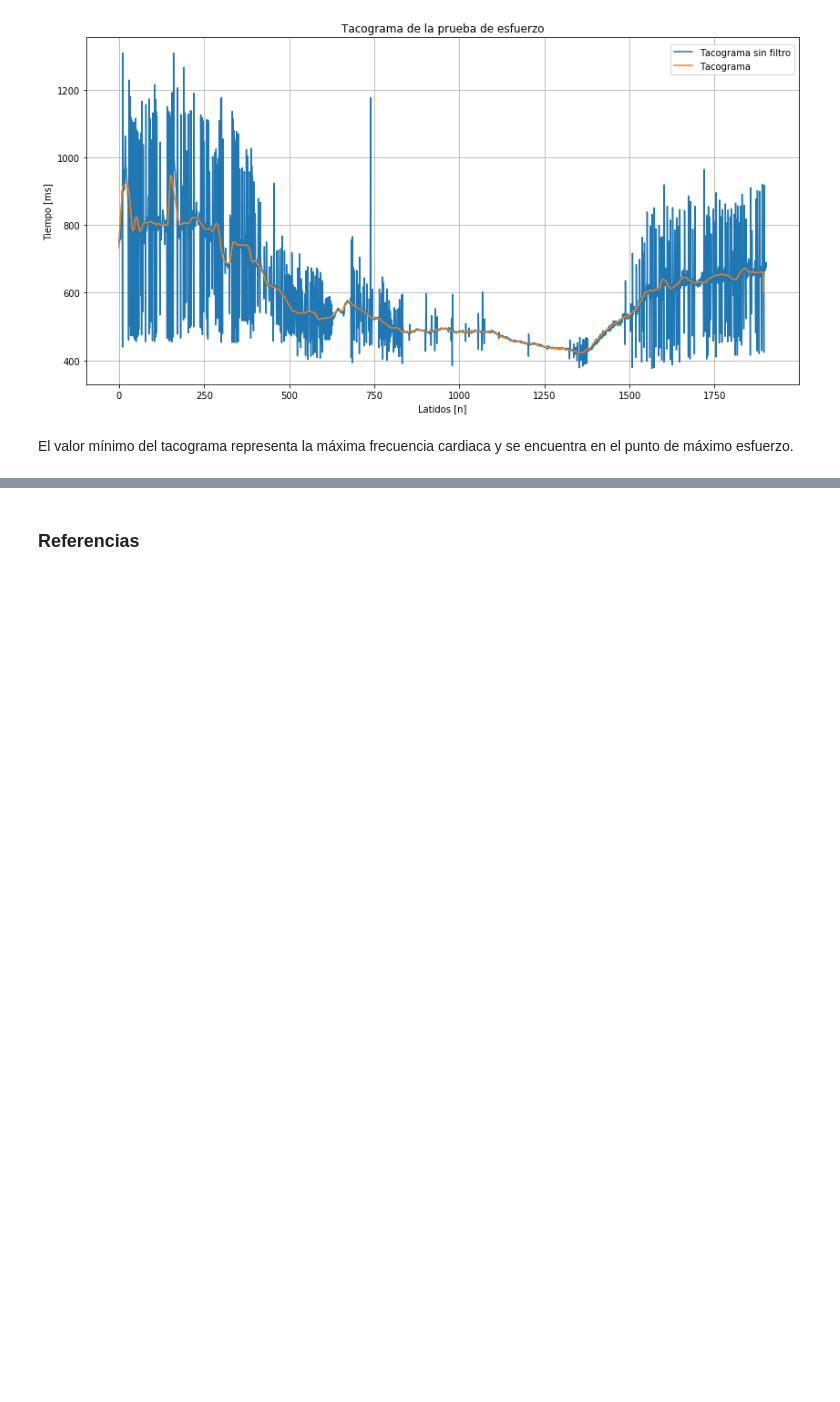
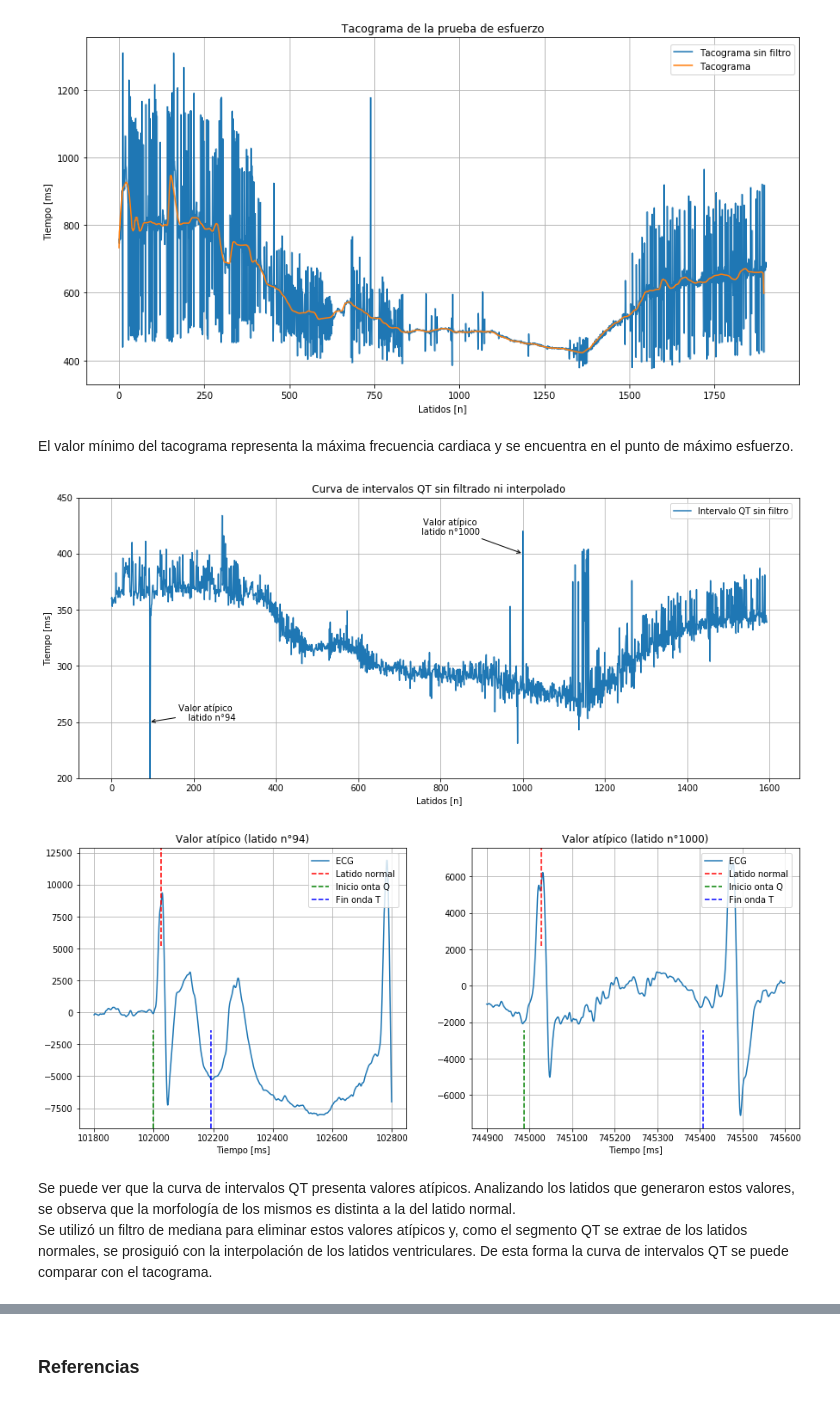
Before and after one commit to valentinPertierra/DSP_UTN, a Jupyter notebook: Proyecto final/notebook/Trabajo Final.ipynb, the cells around one changed output, grey strips where cells are left out. Drawn from its saved outputs; the diff is of its cells as text; code cells hidden in the pictures; blank space fills up the shorter version.

Commit message:
Correcciones del informe
Elimine del texto partes mal redactadas, agregue algunos gráficos e inserte en otros gráficos texto para hacerlos mas entendibles

```diff
--- a/Proyecto final/notebook/Trabajo Final.ipynb
+++ b/Proyecto final/notebook/Trabajo Final.ipynb
@@ -656,4 +655,77 @@ intervaloQT = np.convolve(intervaloQT, np.ones((ventana,))/ventana, mode='valid'
 
 # Filtro de mediana
 intervaloQT = sig.medfilt(intervaloQT,3)
+# %%
+# Grafico la curva de intervalos QT sin filtrar
+fig, ax = plt.subplots(figsize=(15,6))
+ax.set_title("Curva de intervalos QT sin filtrado ni interpolado")
+ax.plot(np.arange(len(interQT)),interQT,label= "Intervalo QT sin filtro")
+
+ax.annotate('Valor atípico \n latido n°94',
+            xy=(92,250), xycoords='data',
+            xytext=(100, 0), textcoords='offset points',
+            arrowprops=dict(arrowstyle="->"),
+            horizontalalignment='right', verticalalignment='bottom')
+
+ax.annotate('Valor atípico \n latido n°1000',
+            xy=(1000,400), xycoords='data',
+            xytext=(-50, 20), textcoords='offset points',
+            arrowprops=dict(arrowstyle="->"),
+            horizontalalignment='right', verticalalignment='bottom')
+
+ax.legend(bbox_to_anchor=(0.82, 0.98), loc=2, borderaxespad=0.)
+ax.set_xlabel("Latidos [n]")
+ax.set_ylabel("Tiempo [ms]")
+ax.set_ylim(200, 450)
+ax.grid(True)
+
+# Grafico los valores atípicos
+# Latido normal n°94
+plt.figure(figsize=(15,6))
+
+plt.subplot(1,2,1)
+plt.title("Valor atípico (latido n°94)")
+
+region = np.arange(101800,102800)
+plt.plot(region,est_ecg[region],label= "ECG")
+
+indiceN = np.argwhere(pLatNorm>region[0])
+indiceQ = np.argwhere(inicioQ>region[0])
+indiceT = np.argwhere(finT>region[0])
+
+plt.axvline(x=pLatNorm[indiceN[0]],ymin=0.65,ymax=1,color = 'r', linestyle='--',label = "Latido normal")
+plt.axvline(x=inicioQ[indiceQ[0]],ymin=0,ymax=0.35,color = 'g', linestyle='--',label = "Inicio onta Q")
+plt.axvline(x=finT[indiceT[0]],ymin=0,ymax=0.35,color = 'b', linestyle='--',label = "Fin onda T")
+
+plt.xlabel("Tiempo [ms]")
+plt.legend(bbox_to_anchor=(0.70, 0.98), loc=2, borderaxespad=0.)
+plt.grid(True)
+
+# Latido normal n°1000
+plt.subplot(1,2,2)
+plt.title("Valor atípico (latido n°1000)")
+
+region = np.arange(744900,745600)
+plt.plot(region,est_ecg[region],label= "ECG")
+
+indiceN = np.argwhere(pLatNorm>region[0])
+indiceQ = np.argwhere(inicioQ>region[0])
+indiceT = np.argwhere(finT>region[0])
+
+plt.axvline(x=pLatNorm[indiceN[0]],ymin=0.65,ymax=1,color = 'r', linestyle='--',label = "Latido normal")
+plt.axvline(x=inicioQ[indiceQ[0]],ymin=0,ymax=0.35,color = 'g', linestyle='--',label = "Inicio onta Q")
+plt.axvline(x=finT[indiceT[0]],ymin=0,ymax=0.35,color = 'b', linestyle='--',label = "Fin onda T")
+
+plt.xlabel("Tiempo [ms]")
+plt.legend(bbox_to_anchor=(0.70, 0.98), loc=2, borderaxespad=0.)
+plt.grid(True)
+
+
+plt.show()
+# %% [output]
+[figure, added]
+[figure, added]
+# %% [markdown]
+Se puede ver que la curva de intervalos QT presenta valores atípicos. Analizando los latidos que generaron estos valores, se observa que la morfología de los mismos es distinta a la del latido normal.
+Se utilizó un filtro de mediana para eliminar estos valores atípicos y, como el segmento QT se extrae de los latidos normales, se prosiguió con la interpolación de los latidos ventriculares. De esta forma la curva de intervalos QT se puede comparar con el tacograma.
 # %%
```
Also changed, not shown: parts of 13 cells of this notebook.
